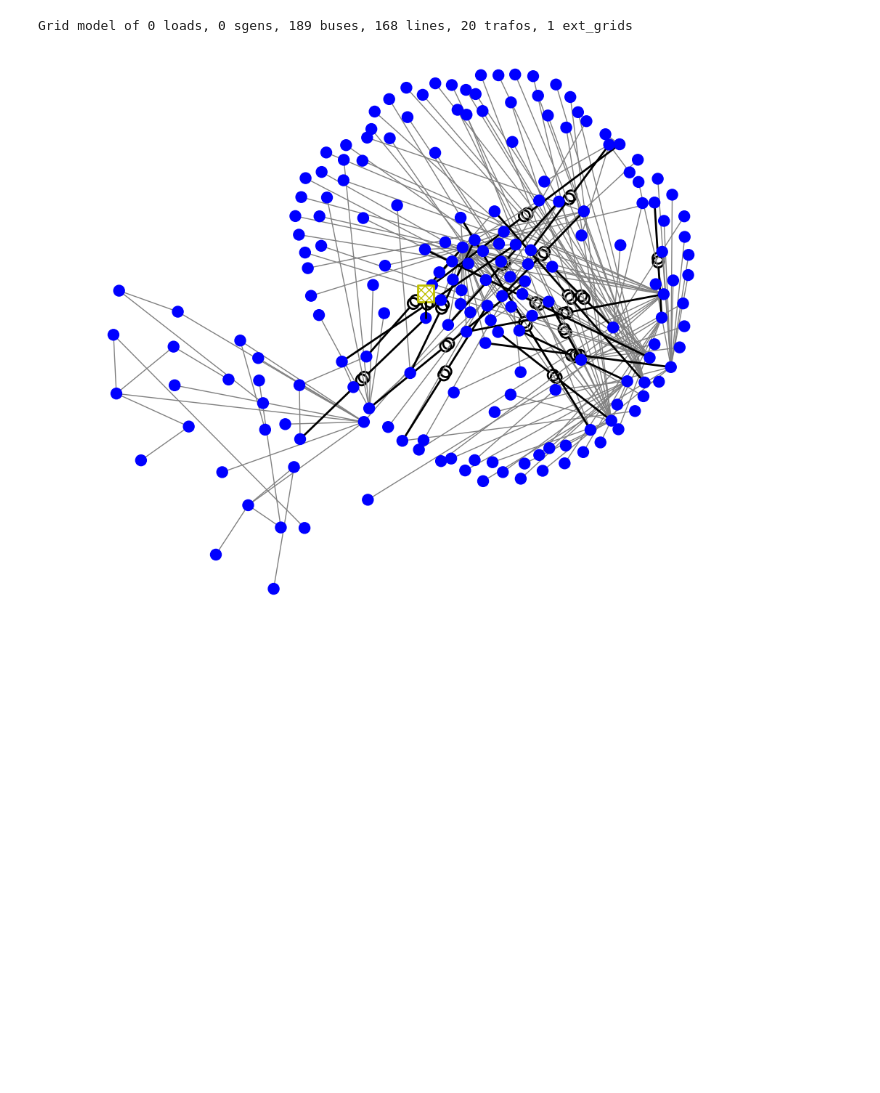
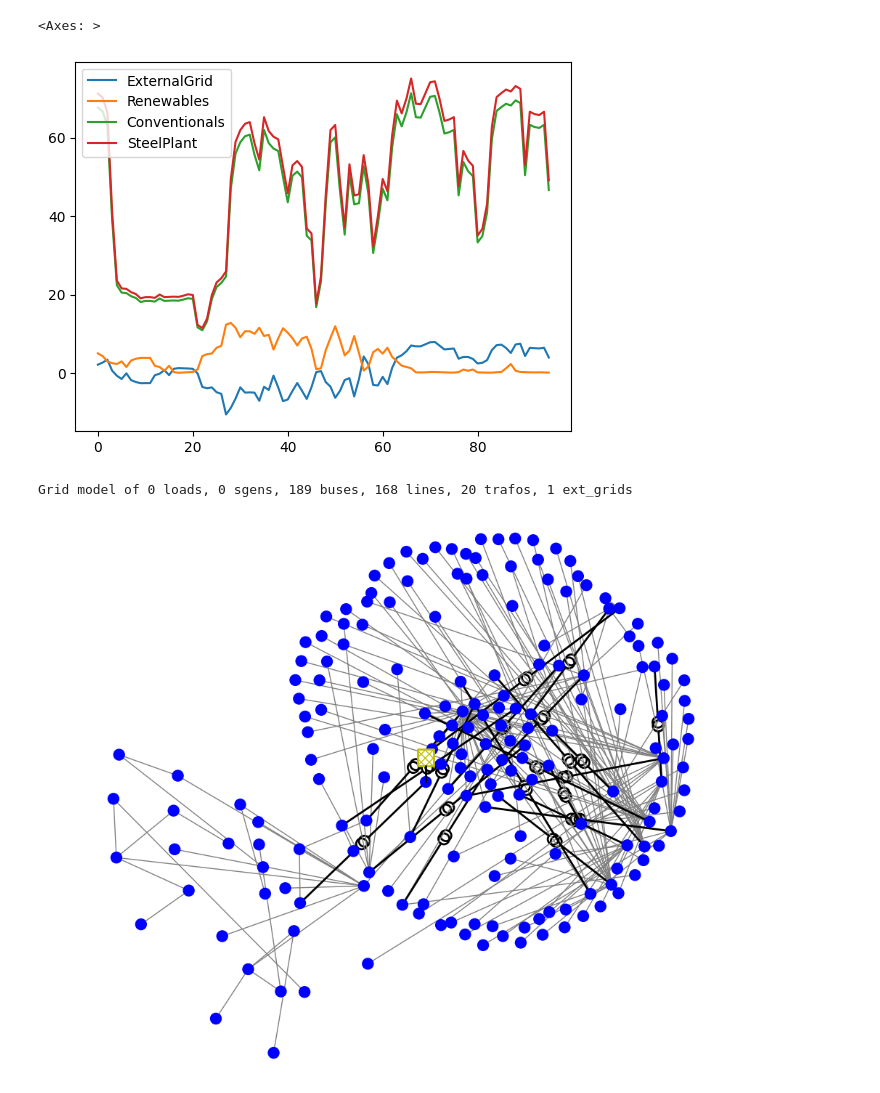
Before and after one commit to Ellariel/hybit_scenario, a Jupyter notebook: hybit_grid.ipynb, the cells around one changed output. Cells and saved outputs as stored; diff of their text form; code cells hidden in the pictures; blank space fills up the shorter version.

```diff
--- a/hybit_grid.ipynb
+++ b/hybit_grid.ipynb
@@ -7,6 +7,22 @@ import os
 base_dir = './'
 data_dir = os.path.join(base_dir, 'data')
 results_dir = os.path.join(base_dir, 'results')
+# %%
+results = pd.read_csv(os.path.join(results_dir, 'test_results.csv'))\
+            .rename(columns={'GridSim.ExternalGrid-0-P[MW]': 'ExternalGrid',
+                            'FlexSim.FLSim-0-P[MW]': 'Renewables',
+                            'FlexSim.FLSim-1-P[MW]': 'Conventionals',
+                            'SteelPlantSim.SteelPlant_0-P[MW]': 'SteelPlant',
+                            'PowerPlantSim.PowerPlant_0-P[MW]': 'PowerPlant',
+                            })
+#results['delta'] = results['ExternalGrid'] + results['Renewables'] - results['SteelPlant']
+results[['ExternalGrid',
+         'Renewables',
+         'Conventionals',
+         'SteelPlant']].plot()
+# %% [output]
+<Axes: >
+[figure, added]
 # %%
 grid_file = os.path.join(data_dir, 'hybit_egrid_cell1.json')
 #grid_file = os.path.join(data_dir, 'steelPlant_elecGrid.json')
```
Also changed, not shown: parts of 1 cell of this notebook, 53 other files.
